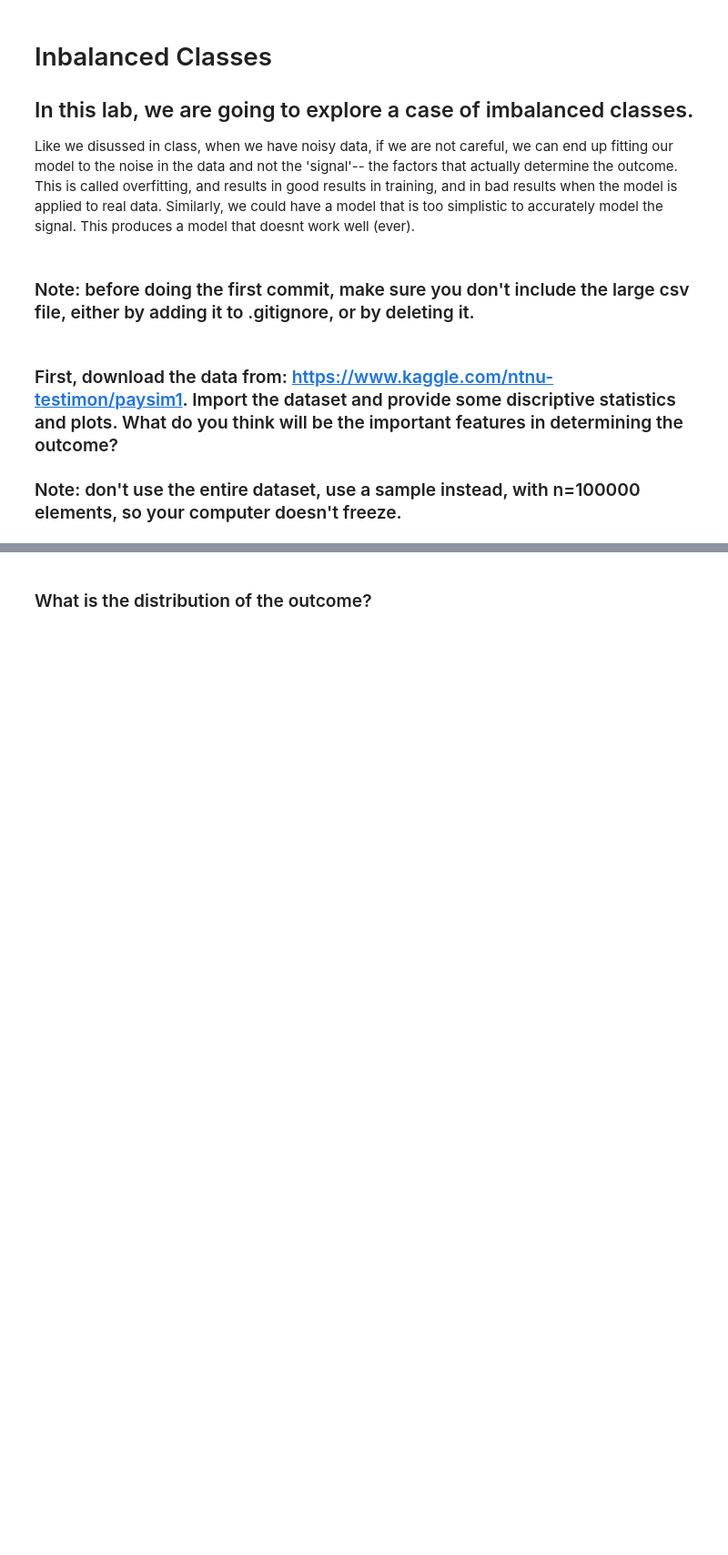
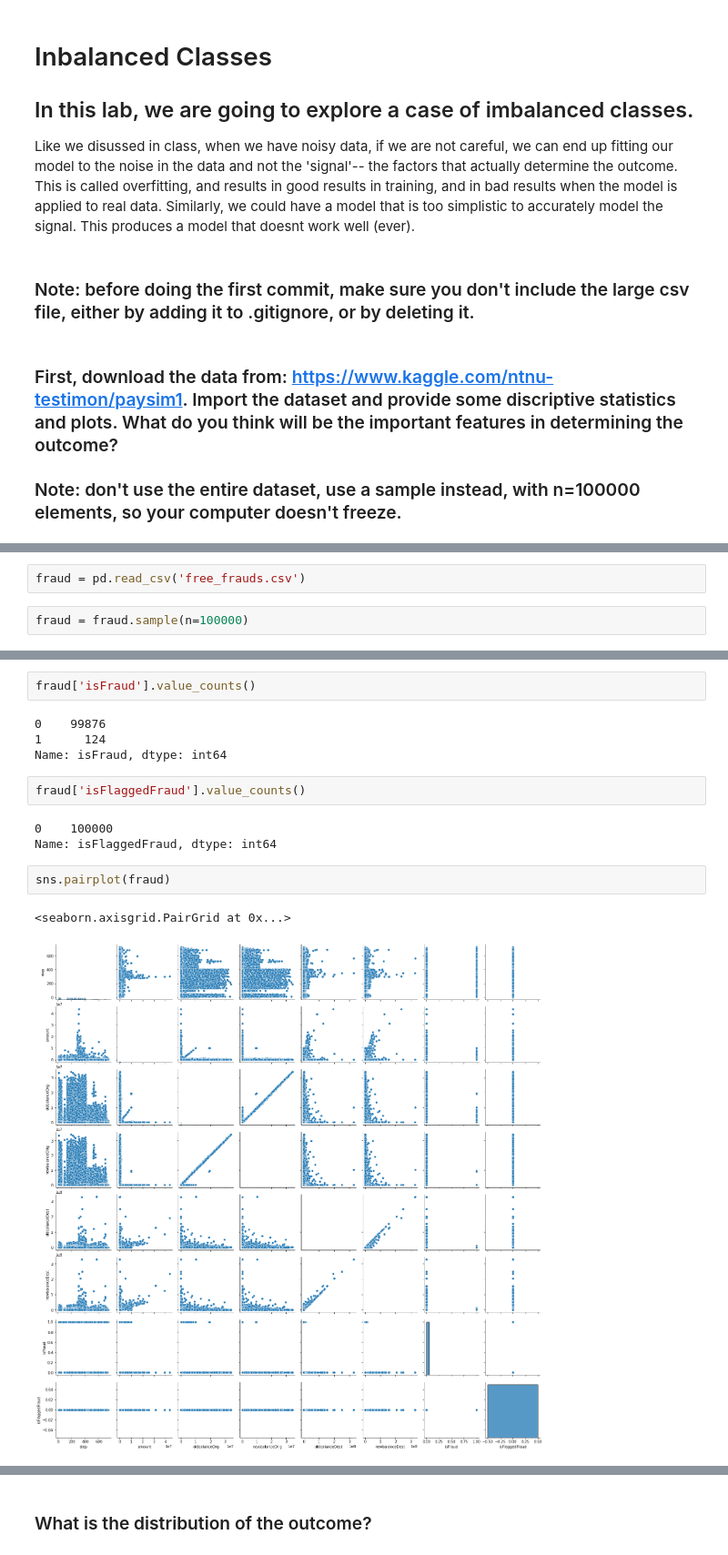
Before and after one commit to ta-data-lis/lab-imbalance, a Jupyter notebook: your-code/lab_imbalance.ipynb, the cells around one changed output, grey strips where cells are left out. Shown at 91% size. Saved outputs shown, nothing was run; the diff lists cells and outputs as text; blank space fills up the shorter version.

```diff
--- a/your-code/lab_imbalance.ipynb
+++ b/your-code/lab_imbalance.ipynb
@@ -13,0 +20,4 @@ Like we disussed in class, when we have noisy data, if we are not careful, we ca
+# %%
+fraud = pd.read_csv('free_frauds.csv')
+# %%
+fraud = fraud.sample(n=100000)
@@ -13,0 +51,16 @@ Like we disussed in class, when we have noisy data, if we are not careful, we ca
+# %%
+fraud['isFraud'].value_counts()
+# %% [output]
+0    99876
+1      124
+Name: isFraud, dtype: int64
+# %%
+fraud['isFlaggedFraud'].value_counts()
+# %% [output]
+0    100000
+Name: isFlaggedFraud, dtype: int64
+# %%
+sns.pairplot(fraud)
+# %% [output]
+<seaborn.axisgrid.PairGrid at 0x...>
+[figure, added]
```
Also changed, not shown: parts of 41 cells of this notebook.
